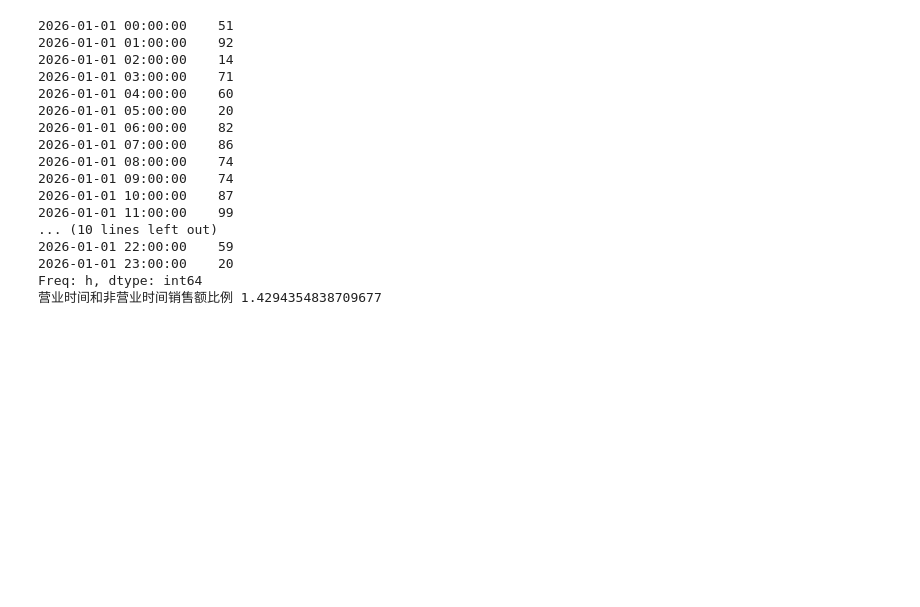
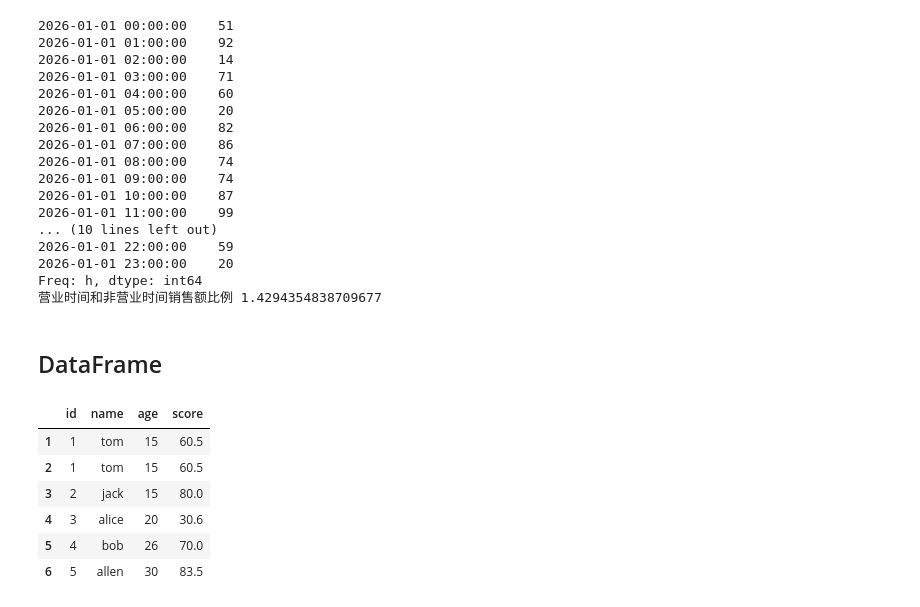
Before and after one commit to javewang-vibe/py-, a Jupyter notebook: pandas学习.ipynb, the cells around one changed output. Saved outputs shown, nothing was run; the diff lists cells and outputs as text; code cells hidden in the pictures; blank space fills up the shorter version.

```diff
--- a/pandas学习.ipynb
+++ b/pandas学习.ipynb
@@ -469,3 +469,31 @@ print("营业时间和非营业时间销售额比例",b.sum() / n_b.sum(  ))
 2026-01-01 23:00:00    20
 Freq: h, dtype: int64
 营业时间和非营业时间销售额比例 1.4294354838709677
+# %% [markdown]
+## DataFrame
+# %%
+# 通过Series来创建
+import pandas as pd
+import numpy as np
+s1 = pd.Series([1,2,3,4,5])
+s2 = pd.Series([6,7,8,9,10])
+df = pd.DataFrame({"第一列":s1,"第二列":s2})
+
+# 通过字典创建
+df = pd.DataFrame(
+    {
+        "id":[1,1,2,3,4,5],
+        "name":["tom","tom","jack","alice","bob","allen"],
+        "age":[15,15,15,20,26,30],
+        "score":[60.5,60.5,80,30.6,70,83.5]
+    },index=[1,2,3,4,5,6],columns=["id","name","age","score"]
+)
+df
+# %% [output]
+|  | id | name | age | score |
+| 1 | 1 | tom | 15 | 60.5 |
+| 2 | 1 | tom | 15 | 60.5 |
+| 3 | 2 | jack | 15 | 80.0 |
+| 4 | 3 | alice | 20 | 30.6 |
+| 5 | 4 | bob | 26 | 70.0 |
+| 6 | 5 | allen | 30 | 83.5 |
```
Also changed, not shown: parts of 18 cells of this notebook, 2 other files.
